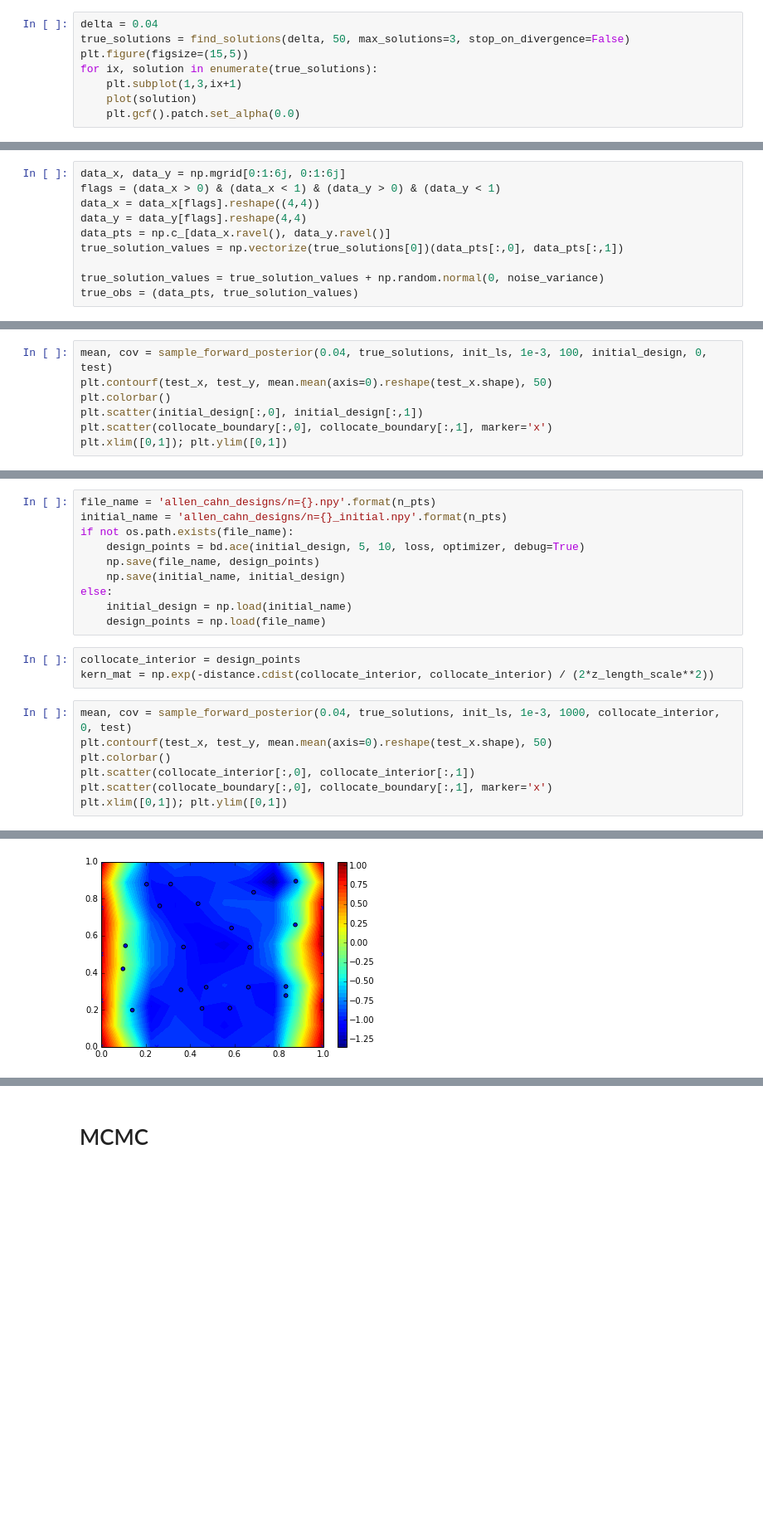
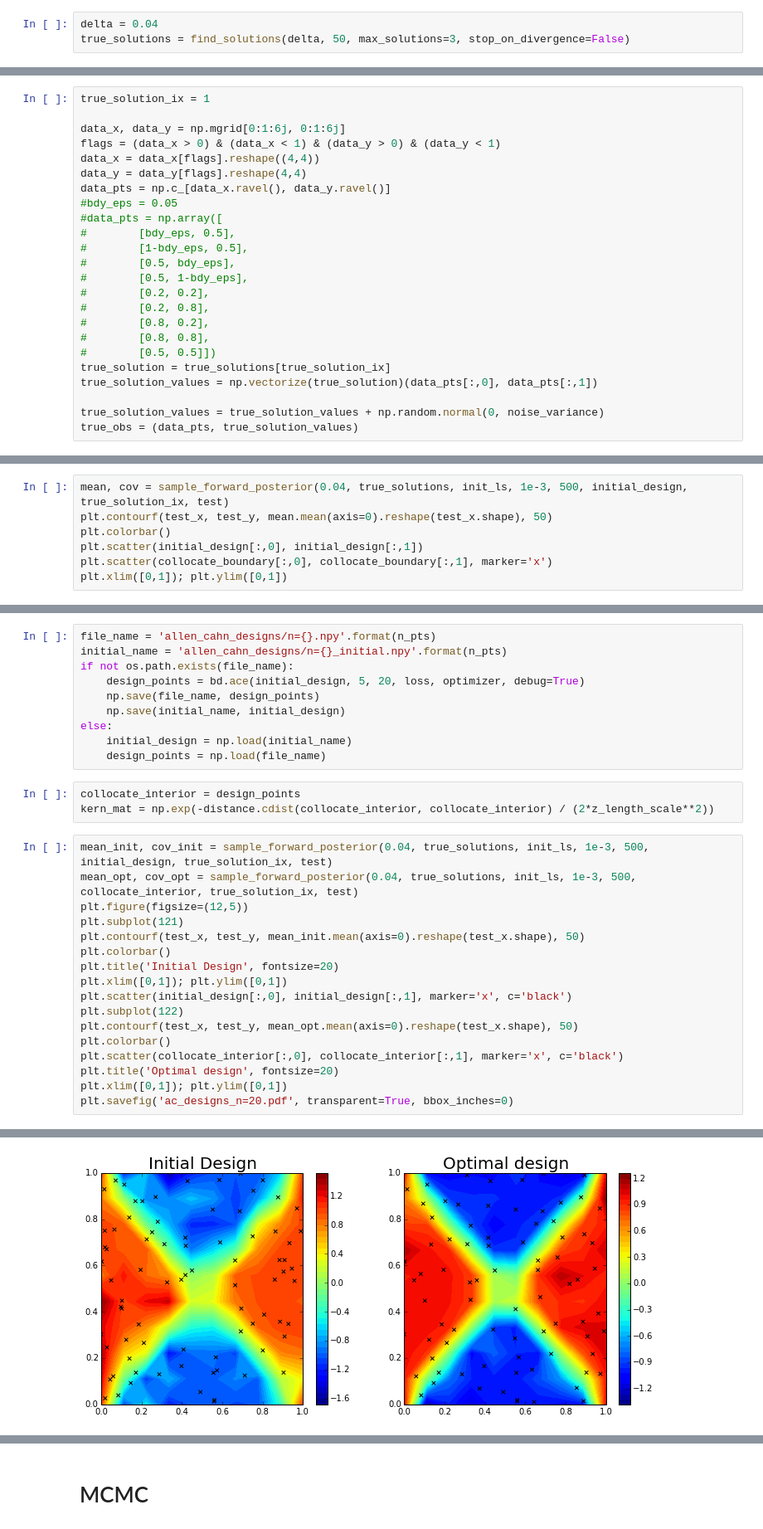
Before and after one commit to jcockayne/bayesian_pdes, a Jupyter notebook: notebooks/Allen-Cahn.ipynb, the cells around one changed output, grey strips where cells are left out. Shown at 83% size. Saved outputs shown, nothing was run; the diff lists cells and outputs as text; blank space fills up the shorter version.

```diff
--- a/notebooks/Allen-Cahn.ipynb
+++ b/notebooks/Allen-Cahn.ipynb
@@ -206,8 +206,3 @@ def compute_latent(points, delta, solutions):
 # %%
 delta = 0.04
 true_solutions = find_solutions(delta, 50, max_solutions=3, stop_on_divergence=False)
-plt.figure(figsize=(15,5))
-for ix, solution in enumerate(true_solutions):
-    plt.subplot(1,3,ix+1)
-    plot(solution)
-    plt.gcf().patch.set_alpha(0.0)
@@ -216,10 +229,24 @@ for ix, solution in enumerate(true_solutions):
 # %%
+true_solution_ix = 1
+
 data_x, data_y = np.mgrid[0:1:6j, 0:1:6j]
 flags = (data_x > 0) & (data_x < 1) & (data_y > 0) & (data_y < 1)
 data_x = data_x[flags].reshape((4,4))
 data_y = data_y[flags].reshape(4,4)
 data_pts = np.c_[data_x.ravel(), data_y.ravel()]
-true_solution_values = np.vectorize(true_solutions[0])(data_pts[:,0], data_pts[:,1])
+#bdy_eps = 0.05
+#data_pts = np.array([
+#        [bdy_eps, 0.5],
+#        [1-bdy_eps, 0.5],
+#        [0.5, bdy_eps],
+#        [0.5, 1-bdy_eps],
+#        [0.2, 0.2],
+#        [0.2, 0.8],
+#        [0.8, 0.2],
+#        [0.8, 0.8],
+#        [0.5, 0.5]])
+true_solution = true_solutions[true_solution_ix]
+true_solution_values = np.vectorize(true_solution)(data_pts[:,0], data_pts[:,1])
 
 true_solution_values = true_solution_values + np.random.normal(0, noise_variance)
 true_obs = (data_pts, true_solution_values)
@@ -281,7 +308,7 @@ def sample_forward_posterior(delta, solutions, length_scale, z_rho, n_samples, i
         mean[i,:] = mu
     return mean, cov
 # %%
-mean, cov = sample_forward_posterior(0.04, true_solutions, init_ls, 1e-3, 100, initial_design, 0, test)
+mean, cov = sample_forward_posterior(0.04, true_solutions, init_ls, 1e-3, 500, initial_design, true_solution_ix, test)
 plt.contourf(test_x, test_y, mean.mean(axis=0).reshape(test_x.shape), 50)
 plt.colorbar()
 plt.scatter(initial_design[:,0], initial_design[:,1])
@@ -368,7 +396,7 @@ optimizer = bd.optimizers.gpyopt_optimizer(get_optimizer_bounds, debug=False)
 file_name = 'allen_cahn_designs/n={}.npy'.format(n_pts)
 initial_name = 'allen_cahn_designs/n={}_initial.npy'.format(n_pts)
 if not os.path.exists(file_name):
-    design_points = bd.ace(initial_design, 5, 10, loss, optimizer, debug=True)
+    design_points = bd.ace(initial_design, 5, 20, loss, optimizer, debug=True)
     np.save(file_name, design_points)
     np.save(initial_name, initial_design)
 else:
@@ -378,10 +406,20 @@ else:
 collocate_interior = design_points
 kern_mat = np.exp(-distance.cdist(collocate_interior, collocate_interior) / (2*z_length_scale**2))
 # %%
-mean, cov = sample_forward_posterior(0.04, true_solutions, init_ls, 1e-3, 1000, collocate_interior, 0, test)
-plt.contourf(test_x, test_y, mean.mean(axis=0).reshape(test_x.shape), 50)
+mean_init, cov_init = sample_forward_posterior(0.04, true_solutions, init_ls, 1e-3, 500, initial_design, true_solution_ix, test)
+mean_opt, cov_opt = sample_forward_posterior(0.04, true_solutions, init_ls, 1e-3, 500, collocate_interior, true_solution_ix, test)
+plt.figure(figsize=(12,5))
+plt.subplot(121)
+plt.contourf(test_x, test_y, mean_init.mean(axis=0).reshape(test_x.shape), 50)
 plt.colorbar()
-plt.scatter(collocate_interior[:,0], collocate_interior[:,1])
-plt.scatter(collocate_boundary[:,0], collocate_boundary[:,1], marker='x')
+plt.title('Initial Design', fontsize=20)
 plt.xlim([0,1]); plt.ylim([0,1])
+plt.scatter(initial_design[:,0], initial_design[:,1], marker='x', c='black')
+plt.subplot(122)
+plt.contourf(test_x, test_y, mean_opt.mean(axis=0).reshape(test_x.shape), 50)
+plt.colorbar()
+plt.scatter(collocate_interior[:,0], collocate_interior[:,1], marker='x', c='black')
+plt.title('Optimal design', fontsize=20)
+plt.xlim([0,1]); plt.ylim([0,1])
+plt.savefig('ac_designs_n=20.pdf', transparent=True, bbox_inches=0)
 # %% [output]
@@ -389,3 +426,3 @@ plt.xlim([0,1]); plt.ylim([0,1])
-[figure, old version]
+[figure, new version]
 # %%
 cur_solutions = find_solutions(0.04, 25)
```
Also changed, not shown: parts of 19 cells of this notebook.
